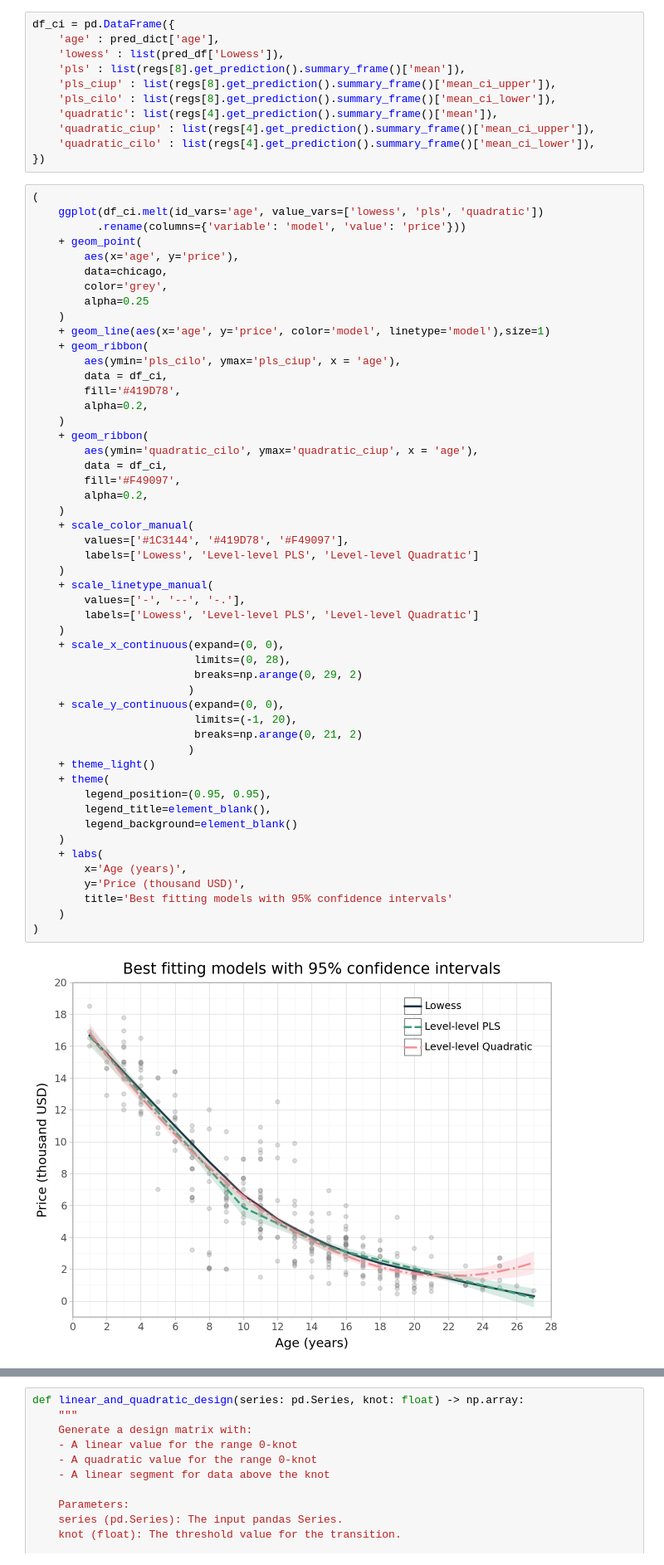
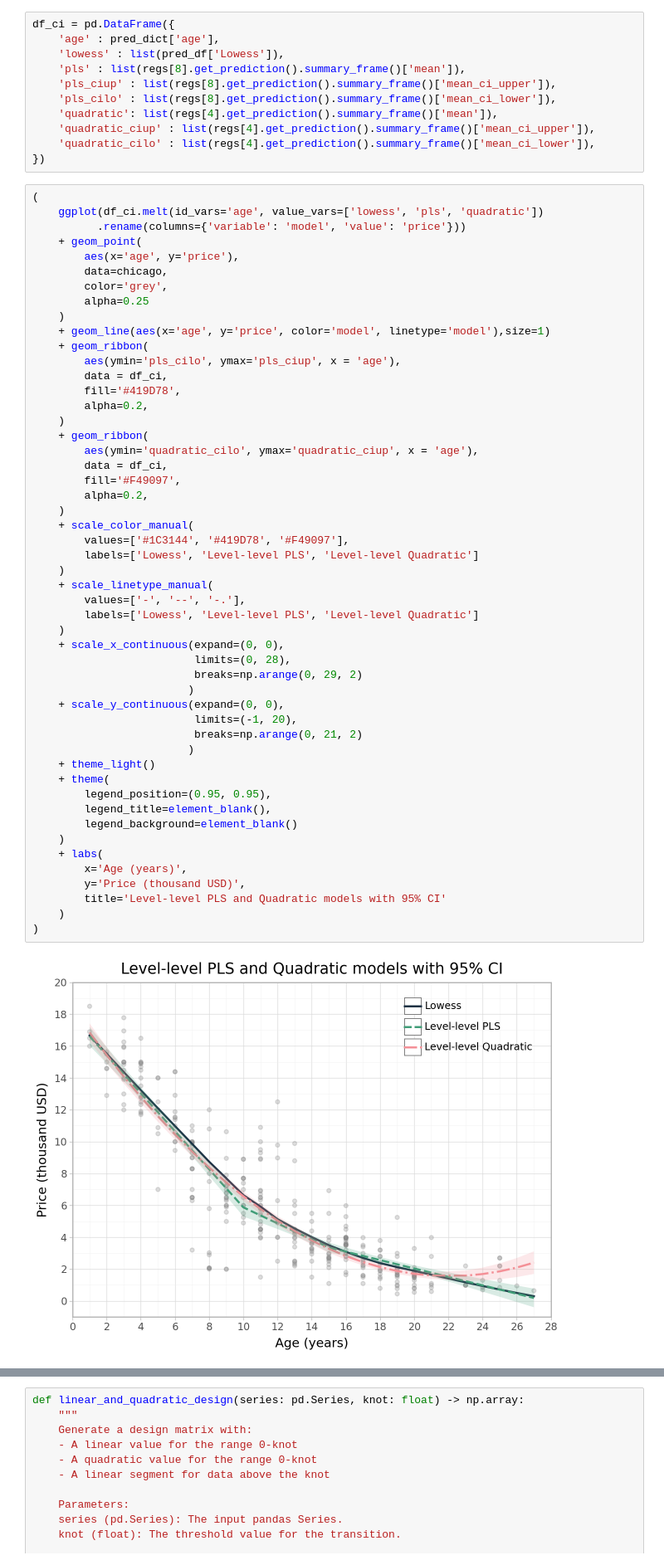
Before and after one commit to marton-nagy-marton/Coding1_assignment1, a Jupyter notebook: Matyas_Kovacs-Marton_Nagy_Coding1_HA1.ipynb, the cells around one changed output, grey strips where cells are left out. Shown at 83% size. Cells and saved outputs as stored; diff of their text form.

```diff
--- a/Matyas_Kovacs-Marton_Nagy_Coding1_HA1.ipynb
+++ b/Matyas_Kovacs-Marton_Nagy_Coding1_HA1.ipynb
@@ -853,33 +884,33 @@ df_ci = pd.DataFrame({
         alpha=0.2,
     )
     + scale_color_manual(
         values=['#1C3144', '#419D78', '#F49097'],
         labels=['Lowess', 'Level-level PLS', 'Level-level Quadratic']
     )
     + scale_linetype_manual(
         values=['-', '--', '-.'],
         labels=['Lowess', 'Level-level PLS', 'Level-level Quadratic']
     )
     + scale_x_continuous(expand=(0, 0),
                          limits=(0, 28),
                          breaks=np.arange(0, 29, 2)
                         )
     + scale_y_continuous(expand=(0, 0),
                          limits=(-1, 20),
                          breaks=np.arange(0, 21, 2)
                         )
     + theme_light()
     + theme(
         legend_position=(0.95, 0.95),
         legend_title=element_blank(),
         legend_background=element_blank()
     )
     + labs(
         x='Age (years)',
         y='Price (thousand USD)',
-        title='Best fitting models with 95% confidence intervals'
+        title='Level-level PLS and Quadratic models with 95% CI'
     )
 )
 # %% [output]
-[figure, old version]
+[figure, new version]
 # %% [markdown]
```
Also changed, not shown: parts of 58 cells of this notebook, 1 other file.
